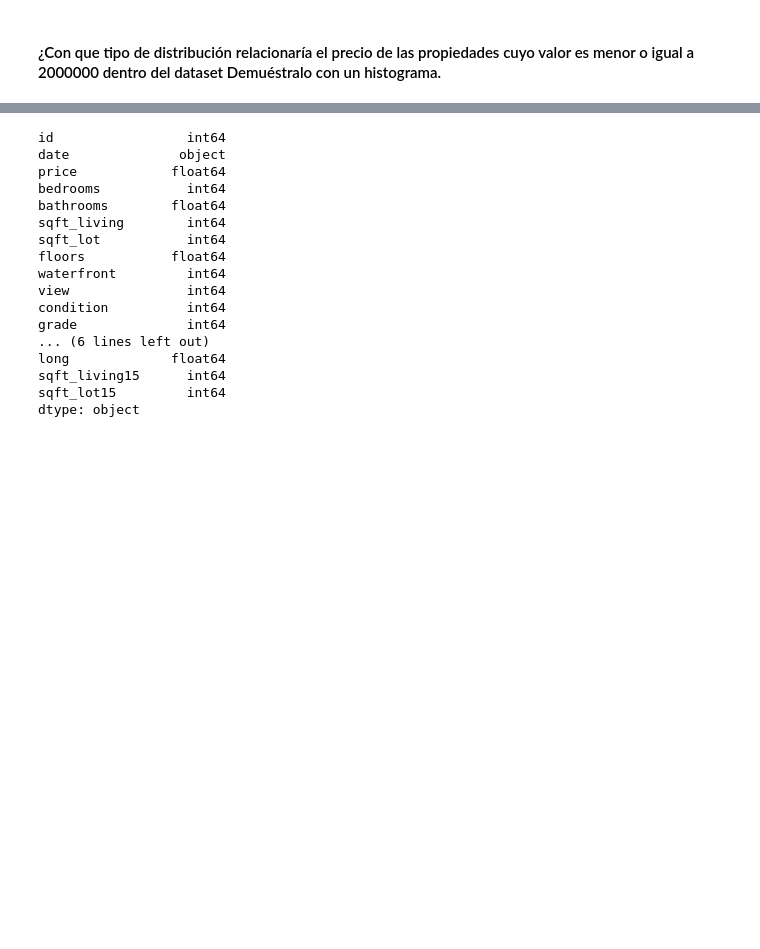
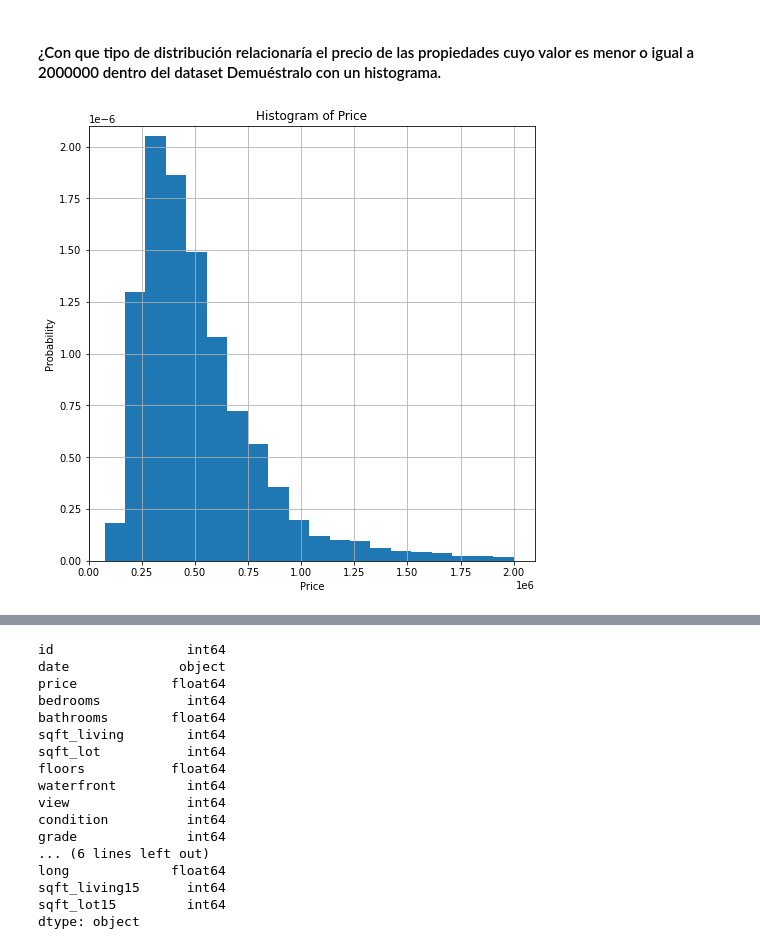
Before and after one commit to ahhnko/andreshalliday, a Jupyter notebook: Desafio_Equinox.ipynb, the cells around one changed output, grey strips where cells are left out. Drawn from its saved outputs; the diff is of its cells as text; code cells hidden in the pictures; blank space fills up the shorter version.

```diff
--- a/Desafio_Equinox.ipynb
+++ b/Desafio_Equinox.ipynb
@@ -159,2 +183,17 @@ Hay 33 propiedades del año 2015 con un precio mayor a 400000 dólares
 # %% [markdown]
 <h4>¿Con que tipo de distribución relacionaría el precio de las propiedades cuyo valor es menor o igual a 2000000 dentro del dataset         Demuéstralo con un histograma. </h4>
+# %%
+lower_than_two_M_houses=df[df['price']<=2000000]
+# %%
+plt.figure(figsize=(8,8))
+n, bins, patches = plt.hist(lower_than_two_M_houses['price'], 20, density=True)
+
+plt.xlabel('Price')
+plt.ylabel('Probability')
+plt.title('Histogram of Price')
+plt.xlim(0, 2100000)
+plt.ylim(0, 0.0000021)
+plt.grid(True)
+plt.show()
+# %% [output]
+[figure, added]
```
Also changed, not shown: parts of 30 cells of this notebook.
